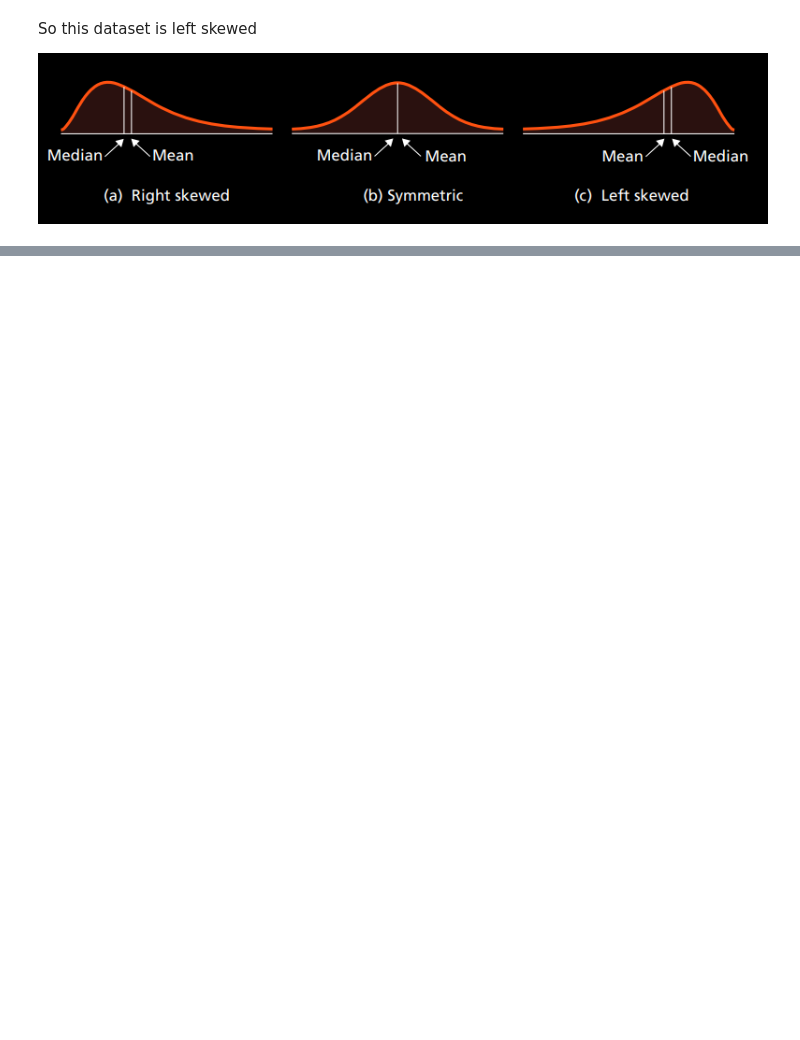
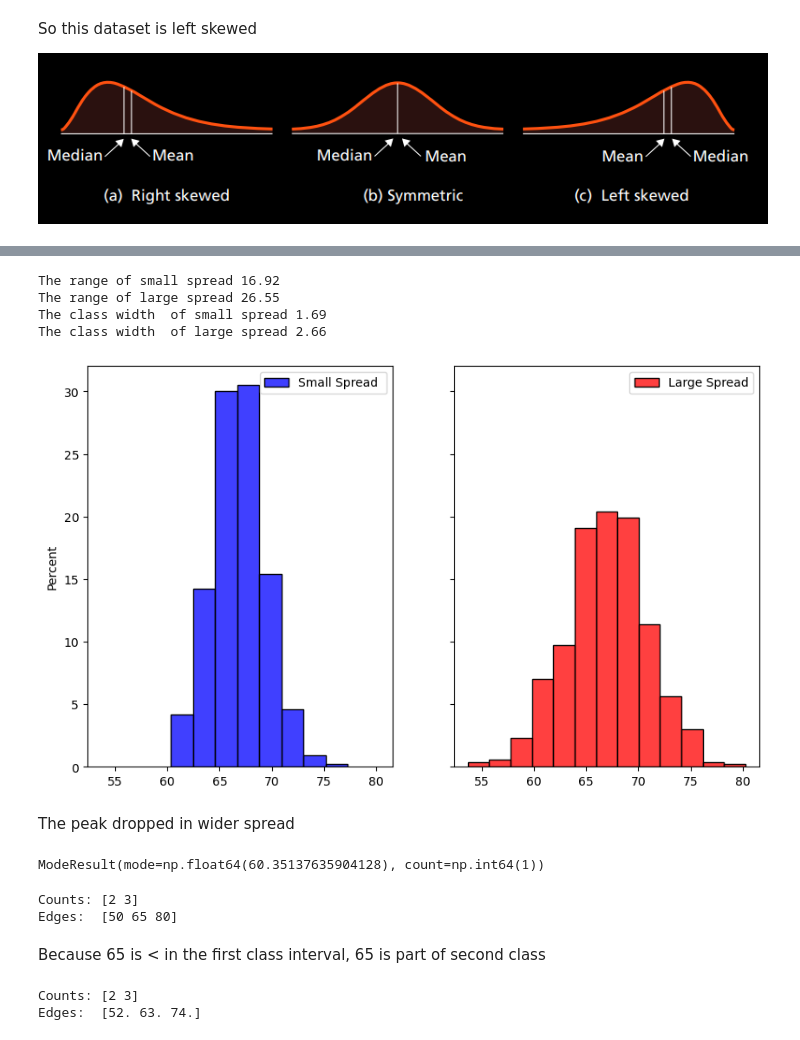
Before and after one commit to qamarr6092/math-with-python, a Jupyter notebook: Statistics/statistics.ipynb, the cells around one changed output, grey strips where cells are left out. Drawn from its saved outputs; the diff is of its cells as text; code cells hidden in the pictures; blank space fills up the shorter version.

```diff
--- a/Statistics/statistics.ipynb
+++ b/Statistics/statistics.ipynb
@@ -830,0 +850,60 @@ So this dataset is left skewed
+# %%
+print(f'The range of small spread {(np.max(small) - np.min(small)):.2f}')
+
+print(f'The range of large spread {(np.max(large) - np.min(large)):.2f}')
+
+print(f'The class width  of small spread {(np.max(small) - np.min(small))/10:.2f}')
+
+print(f'The class width  of large spread {(np.max(large) - np.min(large))/10:.2f}')
+# %% [output]
+The range of small spread 16.92
+The range of large spread 26.55
+The class width  of small spread 1.69
+The class width  of large spread 2.66
+# %%
+# We can also use the same width of class becuase by adding more spread, the width increases we can use same width but by doing this
+
+#The peak or mode count drops becuase the spread also takes the data frequency
+
+
+fig , ax = plt.subplots(1,2, figsize=(10, 6),  sharex=True , sharey=True)
+custom_bins = np.arange(50, 85, 2.3)
+
+
+
+sns.histplot(small, color='blue', edgecolor='black', stat='percent',
+             label='Small Spread ',  bins=10, binwidth = 2  ,ax = ax[0])
+
+sns.histplot(large, color='red', edgecolor='black', stat='percent',
+             label='Large Spread' ,  bins=10 , binwidth = 2 , ax= ax[1])
+
+
+ax[0].legend()
+ax[1].legend()
+plt.show()
+# %% [output]
+[figure, added]
+# %% [markdown]
+The peak dropped in wider spread
+# %%
+sc.stats.mode(small) #no mode must convert it to frequency distribution
+# %% [output]
+ModeResult(mode=np.float64(60.35137635904128), count=np.int64(1))
+# %%
+weights = [52, 57, 65, 68, 74]
+bins = [50, 65, 80]
+counts, edges = np.histogram(weights, bins=bins)
+print("Counts:", counts)
+print("Edges: ", edges)
+# %% [output]
+Counts: [2 3]
+Edges:  [50 65 80]
+# %% [markdown]
+Because 65 is < in the first class interval, 65 is part of second class
+# %%
+counts, edges = np.histogram(weights, bins=2)
+print("Counts:", counts)
+print("Edges: ", edges)
+# %% [output]
+Counts: [2 3]
+Edges:  [52. 63. 74.]
```
Also changed, not shown: parts of 58 cells of this notebook.
